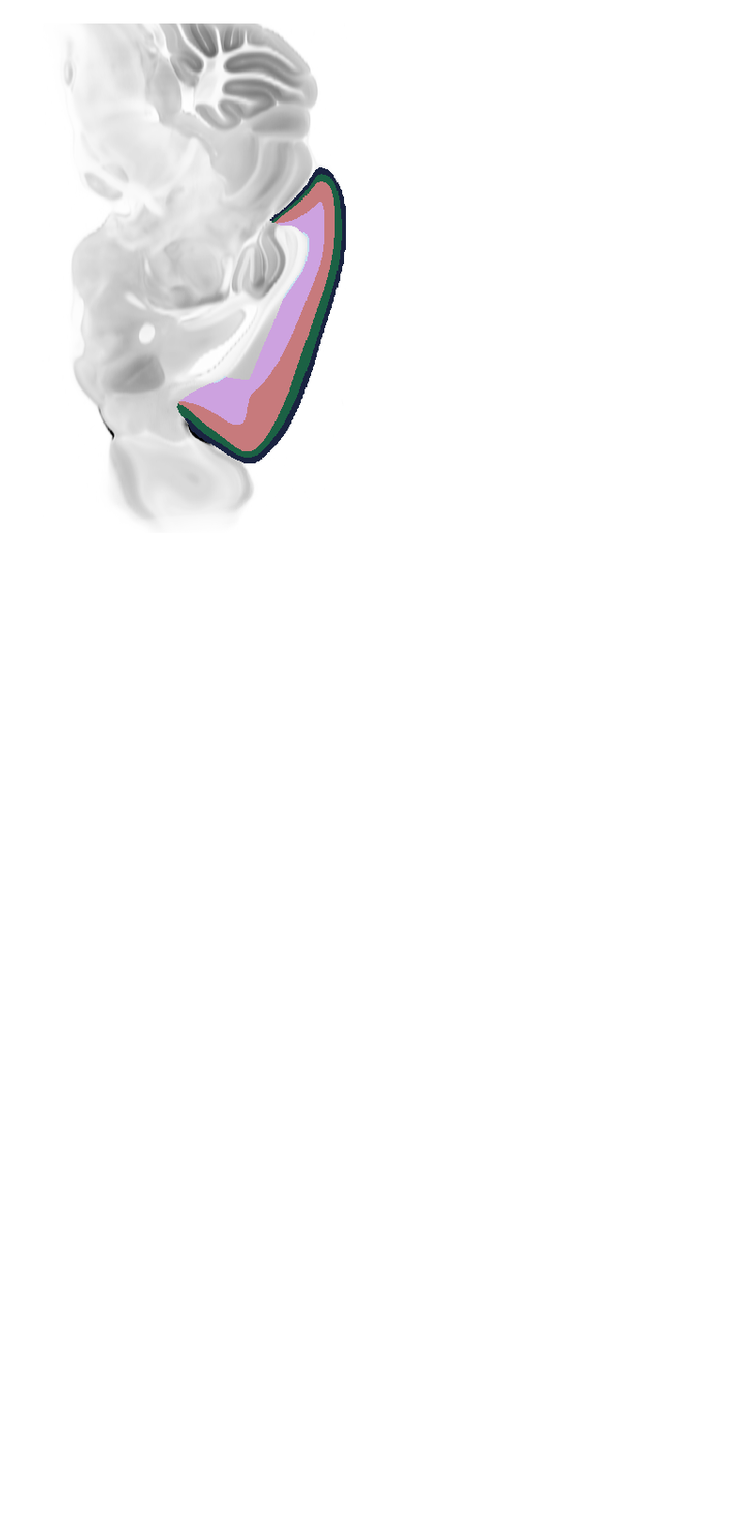
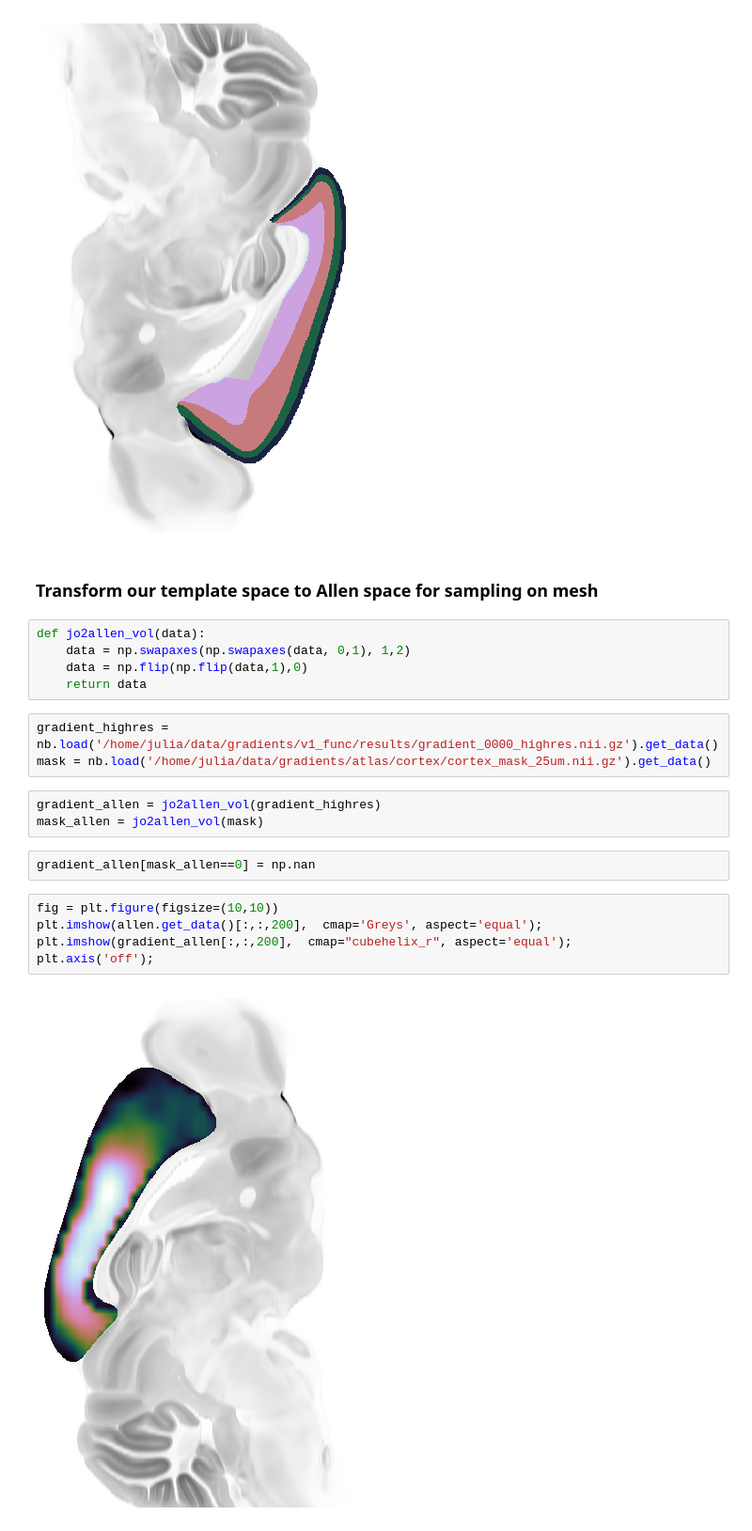
Before and after one commit to juhuntenburg/mouse_gradients, a Jupyter notebook: Mapping_spaces.ipynb, the cells around one changed output. Shown at 94% size. Saved outputs shown, nothing was run; the diff lists cells and outputs as text; blank space fills up the shorter version.

Commit message:
embedding results

```diff
--- a/Mapping_spaces.ipynb
+++ b/Mapping_spaces.ipynb
@@ -81,3 +81,25 @@ plt.imshow(layer_img[200,:,:],  cmap="cubehelix", aspect='equal', vmin=0, vmax=7
 plt.axis('off');
 # %% [output]
 [figure]
+# %% [markdown]
+### Transform our template space to Allen space for sampling on mesh
+# %%
+def jo2allen_vol(data):
+    data = np.swapaxes(np.swapaxes(data, 0,1), 1,2)
+    data = np.flip(np.flip(data,1),0)
+    return data
+# %%
+gradient_highres = nb.load('/home/julia/data/gradients/v1_func/results/gradient_0000_highres.nii.gz').get_data()
+mask = nb.load('/home/julia/data/gradients/atlas/cortex/cortex_mask_25um.nii.gz').get_data()
+# %%
+gradient_allen = jo2allen_vol(gradient_highres)
+mask_allen = jo2allen_vol(mask)
+# %%
+gradient_allen[mask_allen==0] = np.nan
+# %%
+fig = plt.figure(figsize=(10,10))
+plt.imshow(allen.get_data()[:,:,200],  cmap='Greys', aspect='equal');
+plt.imshow(gradient_allen[:,:,200],  cmap="cubehelix_r", aspect='equal');
+plt.axis('off');
+# %% [output]
+[figure, added]
```
Also changed, not shown: parts of 1 cell of this notebook, 2 other files.
